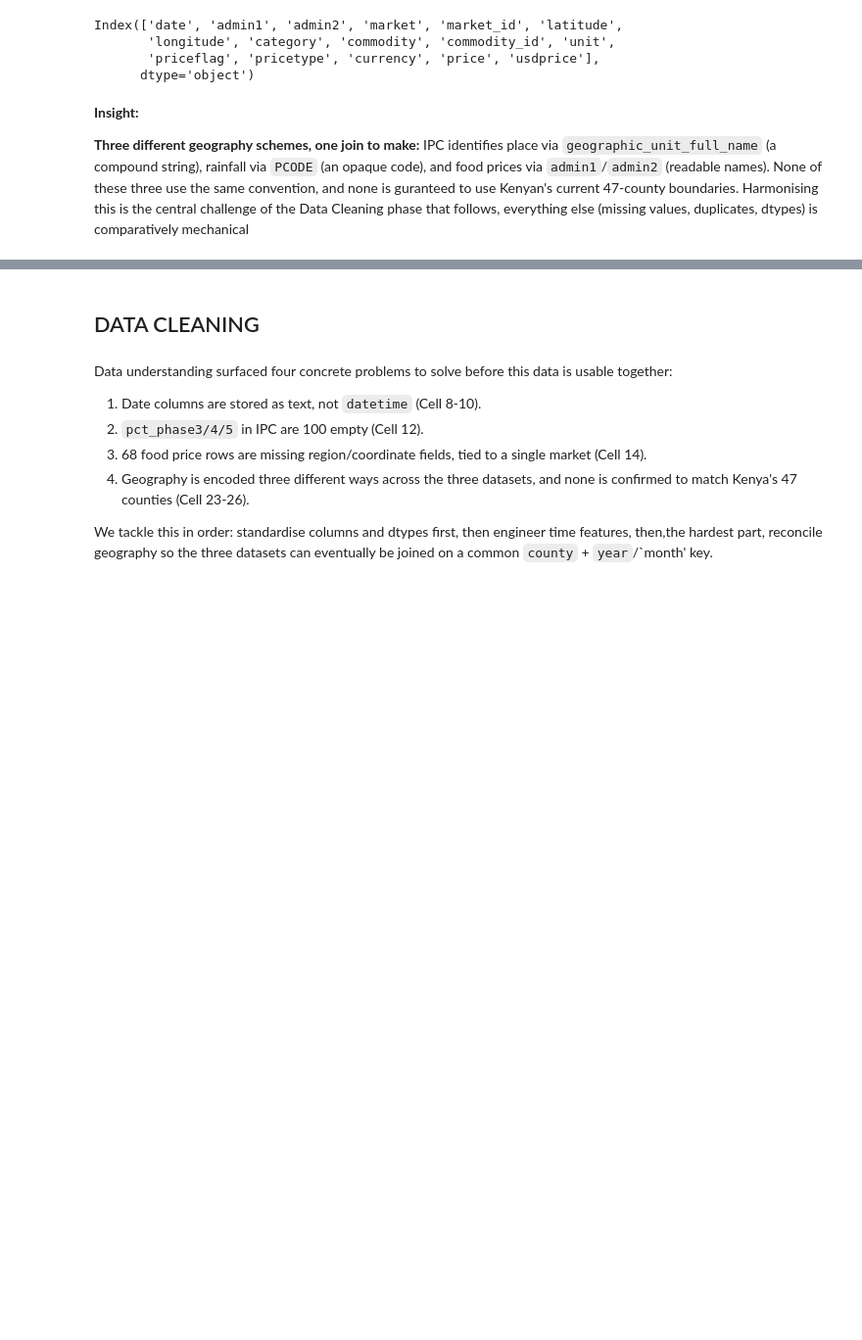
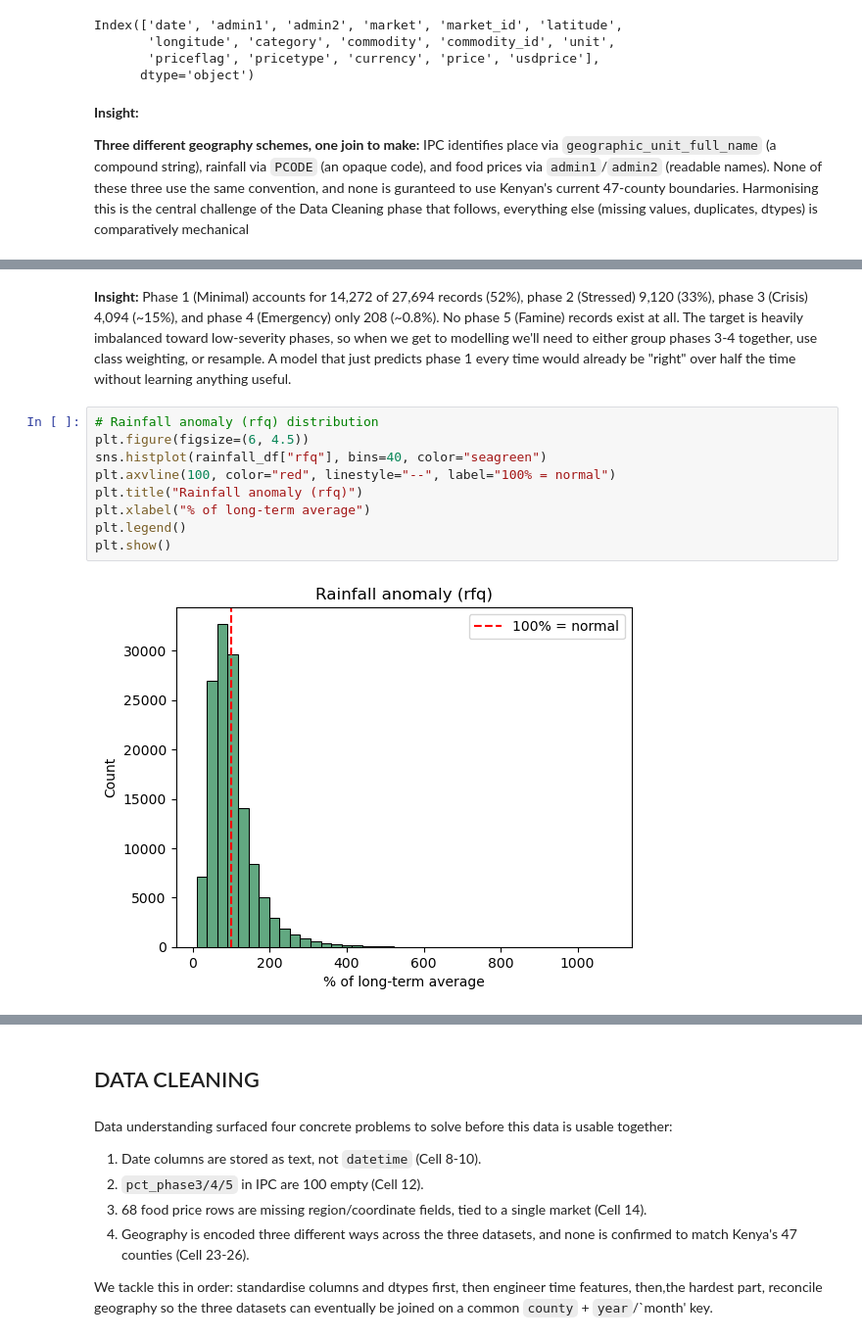
Before and after one commit to Pattohcolab/PHASE-5-CAPSTON-PROJECT, a Jupyter notebook: notebook.ipynb, the cells around one changed output, grey strips where cells are left out. Shown at 98% size. Drawn from its saved outputs; the diff is of its cells as text; blank space fills up the shorter version.

```diff
--- a/notebook.ipynb
+++ b/notebook.ipynb
@@ -353,0 +373,13 @@ Index(['date', 'admin1', 'admin2', 'market', 'market_id', 'latitude',
+# %% [markdown]
+**Insight:** Phase 1 (Minimal) accounts for 14,272 of 27,694 records (52%), phase 2 (Stressed) 9,120 (33%), phase 3 (Crisis) 4,094 (~15%), and phase 4 (Emergency) only 208 (~0.8%). No phase 5 (Famine) records exist at all. The target is heavily imbalanced toward low-severity phases, so when we get to modelling we'll need to either group phases 3-4 together, use class weighting, or resample. A model that just predicts phase 1 every time would already be "right" over half the time without learning anything useful.
+# %%
+# Rainfall anomaly (rfq) distribution
+plt.figure(figsize=(6, 4.5))
+sns.histplot(rainfall_df["rfq"], bins=40, color="seagreen")
+plt.axvline(100, color="red", linestyle="--", label="100% = normal")
+plt.title("Rainfall anomaly (rfq)")
+plt.xlabel("% of long-term average")
+plt.legend()
+plt.show()
+# %% [output]
+[figure, added]
```
Also changed, not shown: parts of 7 cells of this notebook.
